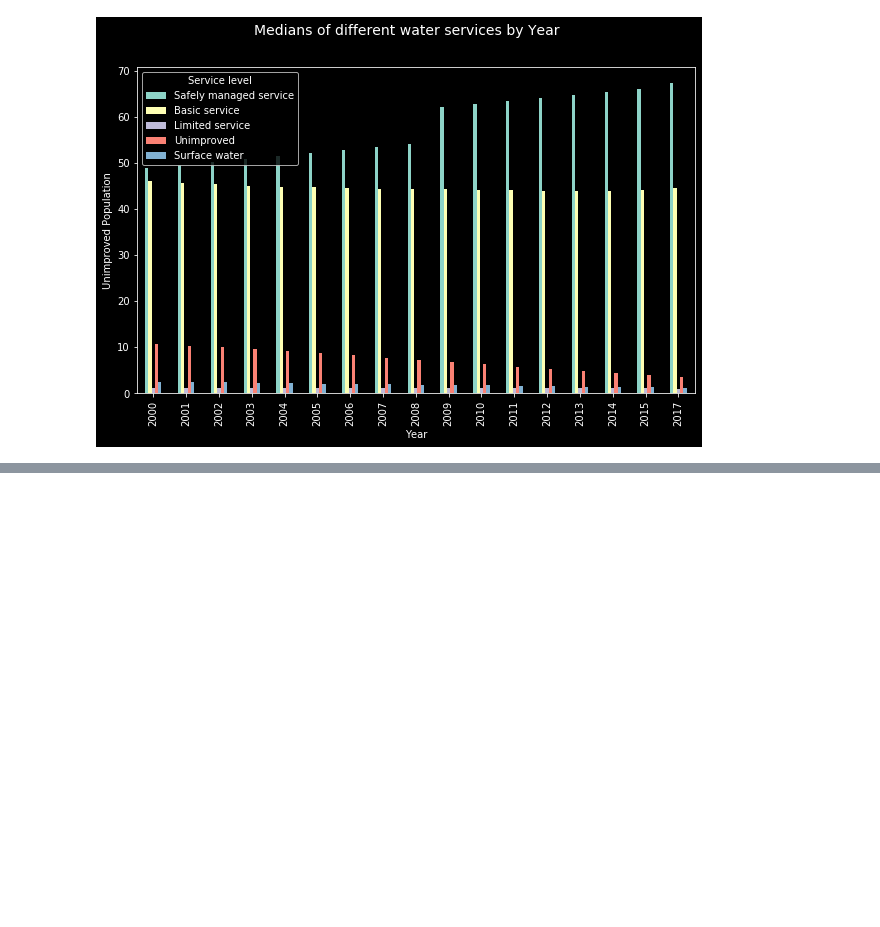
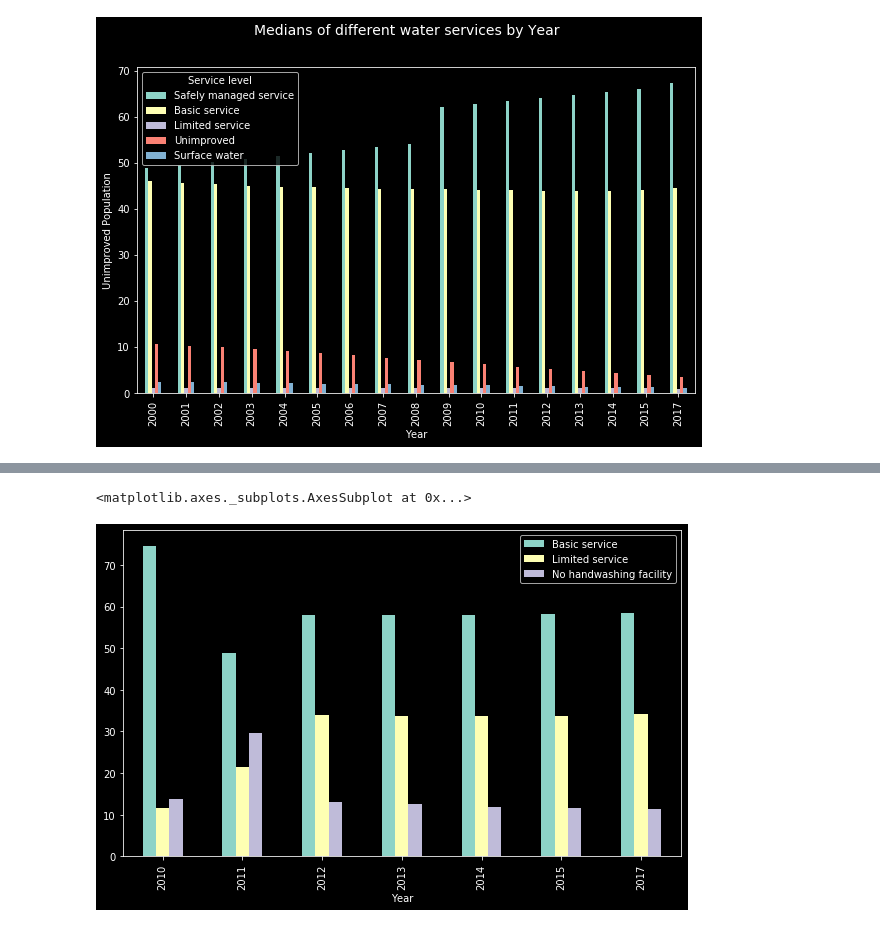
Before and after one commit to aliyah8/washanalysis, a Jupyter notebook: pythonprojects/water_notebook.ipynb, the cells around one changed output, grey strips where cells are left out. Saved outputs shown, nothing was run; the diff lists cells and outputs as text; code cells hidden in the pictures; blank space fills up the shorter version.

Commit message:
added a visual for hygiene, thinking of doing some correlation

```diff
--- a/pythonprojects/water_notebook.ipynb
+++ b/pythonprojects/water_notebook.ipynb
@@ -282,0 +281,4 @@ Text(0.5, 0, 'Year')
+# %%
+# work with dirnking water and hygiene
+hygiene = pd.read_csv('data/hygiene_cleaned.csv')
+hygiene.head()
@@ -282,0 +292,6 @@ Text(0.5, 0, 'Year')
+# %%
+# Bar graphs for the hygiene
+hygiene.groupby('Year')['Basic service','Limited service','No handwashing facility'].median().plot(kind='bar', figsize=(10, 6))
+# %% [output]
+<matplotlib.axes._subplots.AxesSubplot at 0x...>
+[figure, added]
```
Also changed, not shown: parts of 2 cells of this notebook.
